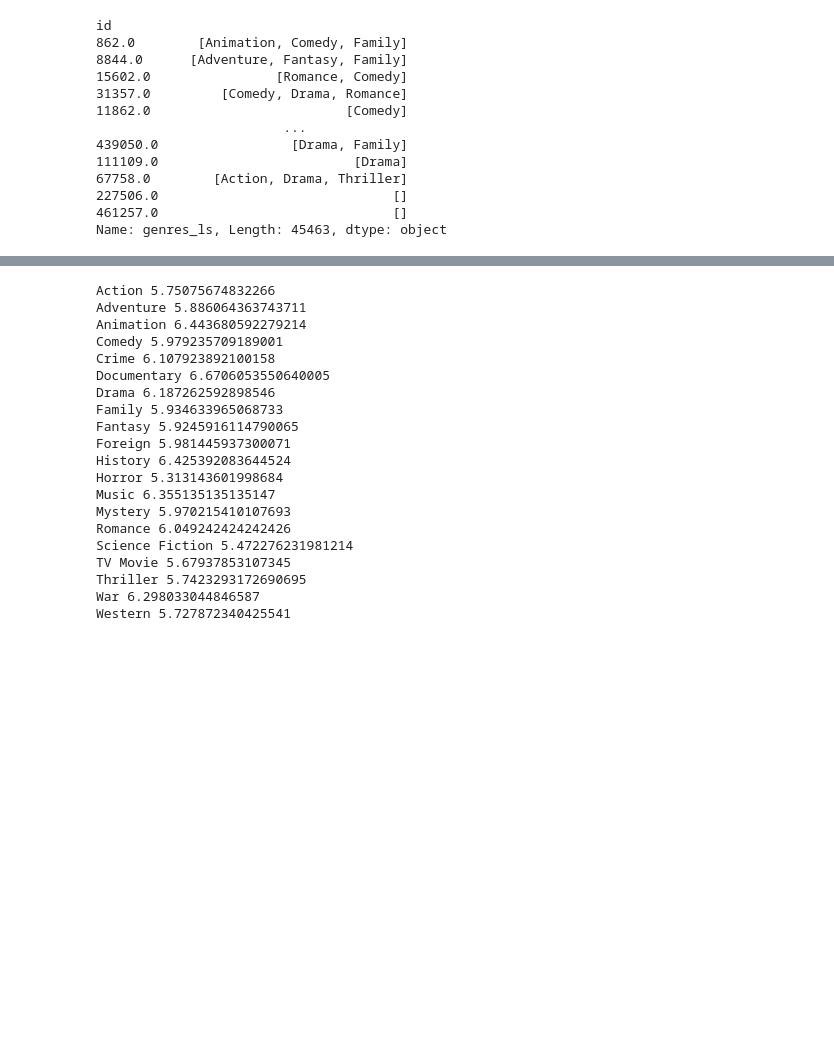
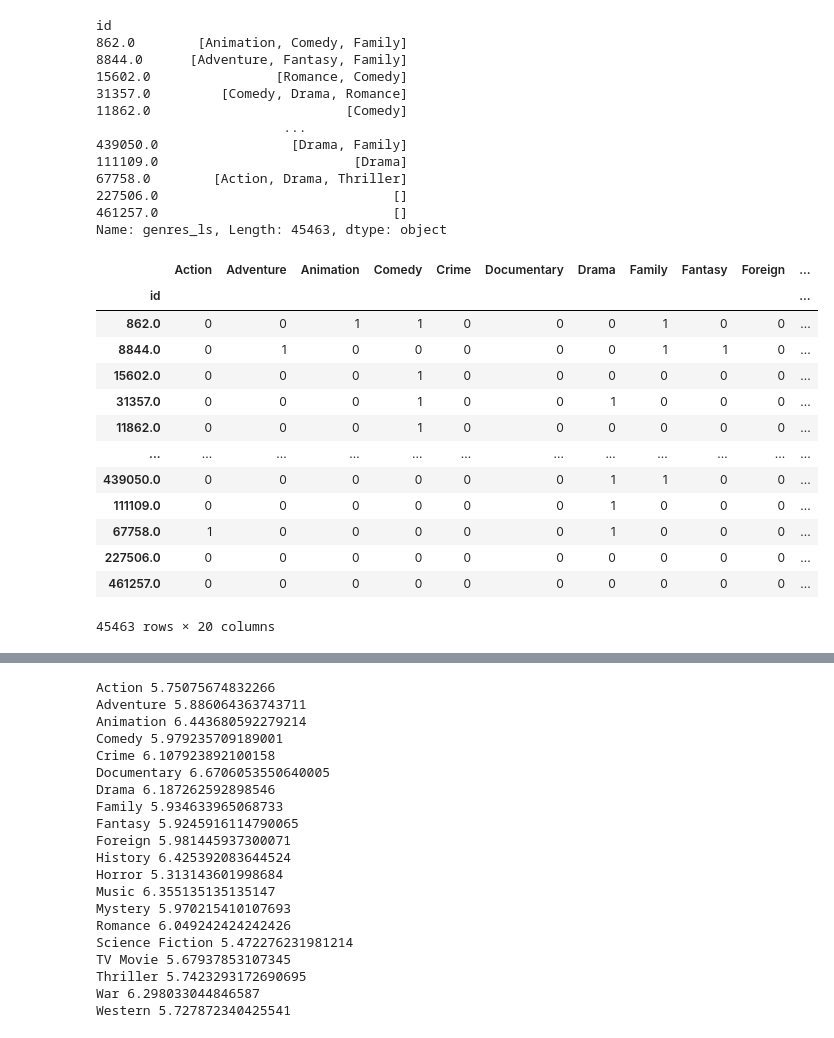
Before and after one commit to ErikSeguinte/movie_data, a Jupyter notebook: processing.ipynb, the cells around one changed output, grey strips where cells are left out. Cells and saved outputs as stored; diff of their text form; code cells hidden in the pictures; blank space fills up the shorter version.

Commit message:
Genres

```diff
--- a/processing.ipynb
+++ b/processing.ipynb
@@ -95,7 +95,7 @@ movies['release_date'] =pd.to_datetime(movies['release_date'], infer_datetime_fo
 # %%
 movies['year'] = movies['release_date'].dt.year
 # %%
-clean_movies = movies[['title', 'release_date','budget', 'revenue','year' ,'runtime', 'vote_average', 'vote_count']]
+clean_movies = movies[['title','genres', 'release_date','budget', 'revenue','year' ,'runtime', 'vote_average', 'vote_count']]
 # %% [markdown]
 ## Process User Reviews
 * User reviews come in a collection of individual reviews where a review gives a movie a score of 1 to 5.
@@ -139,3 +139,4 @@ $$ \textrm{adjusted dollars} = \frac{\textrm{New CPI}}{\textrm{Base CPI}}$$
 * where x is the current cpi and y is the cpi of that year
 # %%
 !wget 'https://datahub.io/core/cpi/r/cpi.csv'
+cpi = pd.read_csv('cpi.csv')
@@ -161,7 +195,7 @@ df
 # %%
 adjusted = pd.DataFrame([adjust_dollars(x,y) for x,y in zip(df['revenue'], df['year'])], index = df.index, columns = ['adjusted_revenue'])
 # %%
-clean_movies.merge(adjusted, left_index=True, right_index=True).nlargest(10,'adjusted_revenue')
+clean_movies = clean_movies.merge(adjusted, left_index=True, right_index=True).nlargest(10,'adjusted_revenue')
 # %%
 movie_ratings.corr()
 # %%
@@ -322,6 +356,6 @@ go.Figure(trace)
 # %% [markdown]
 ## Genre
 # %%
-genres = movies[['title','genres']]
+genres = clean_movies[['title','genres']]
 # %%
 import ast
@@ -371,2 +405,18 @@ bad_genres = [
 # %%
 encoded_genres = pd.DataFrame(mlb_, columns = mlb.classes_, index = genres.index)
+encoded_genres
+# %% [output]
+|  | Action | Adventure | Animation | Comedy | Crime | Documentary | Drama | Family | Fantasy | Foreign | ... |
+| id |  |  |  |  |  |  |  |  |  |  | ... |
+| 862.0 | 0 | 0 | 1 | 1 | 0 | 0 | 0 | 1 | 0 | 0 | ... |
+| 8844.0 | 0 | 1 | 0 | 0 | 0 | 0 | 0 | 1 | 1 | 0 | ... |
+| 15602.0 | 0 | 0 | 0 | 1 | 0 | 0 | 0 | 0 | 0 | 0 | ... |
+| 31357.0 | 0 | 0 | 0 | 1 | 0 | 0 | 1 | 0 | 0 | 0 | ... |
+| 11862.0 | 0 | 0 | 0 | 1 | 0 | 0 | 0 | 0 | 0 | 0 | ... |
+| ... | ... | ... | ... | ... | ... | ... | ... | ... | ... | ... | ... |
+| 439050.0 | 0 | 0 | 0 | 0 | 0 | 0 | 1 | 1 | 0 | 0 | ... |
+| 111109.0 | 0 | 0 | 0 | 0 | 0 | 0 | 1 | 0 | 0 | 0 | ... |
+| 67758.0 | 1 | 0 | 0 | 0 | 0 | 0 | 1 | 0 | 0 | 0 | ... |
+| 227506.0 | 0 | 0 | 0 | 0 | 0 | 0 | 0 | 0 | 0 | 0 | ... |
+| 461257.0 | 0 | 0 | 0 | 0 | 0 | 0 | 0 | 0 | 0 | 0 | ... |
+45463 rows × 20 columns
```
Also changed, not shown: parts of 12 cells of this notebook.
